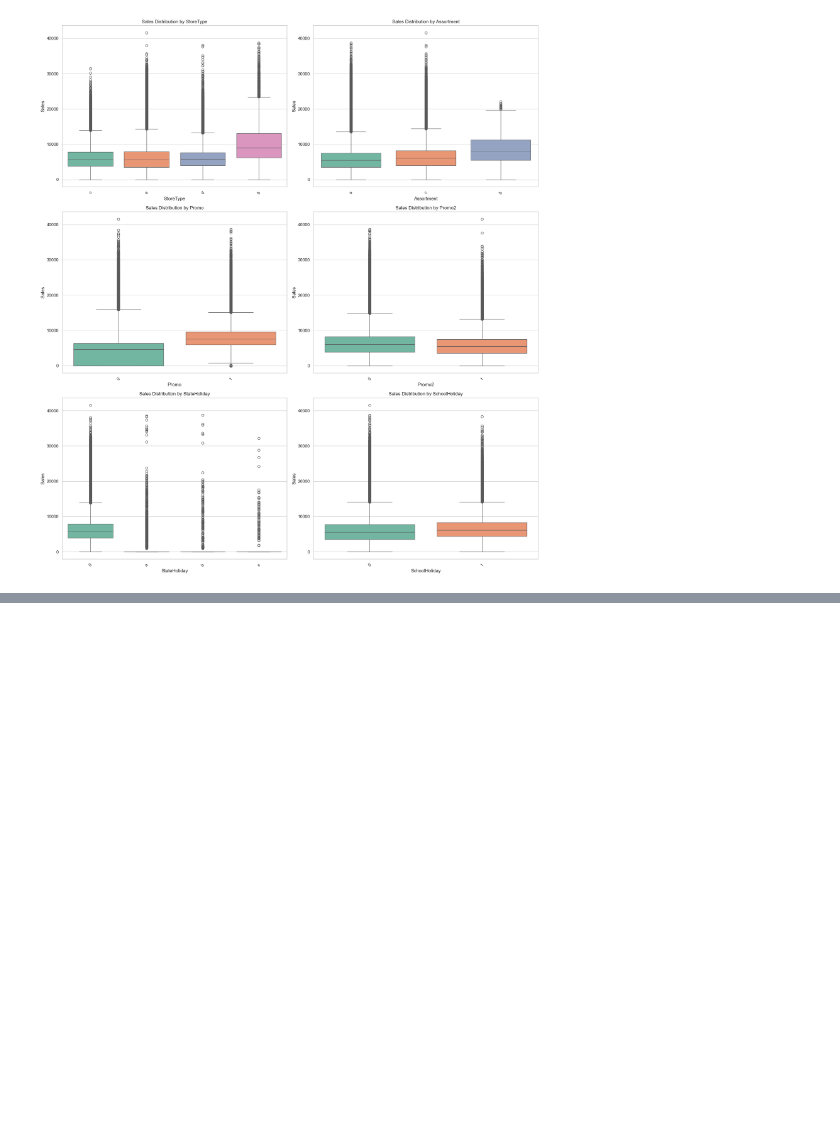
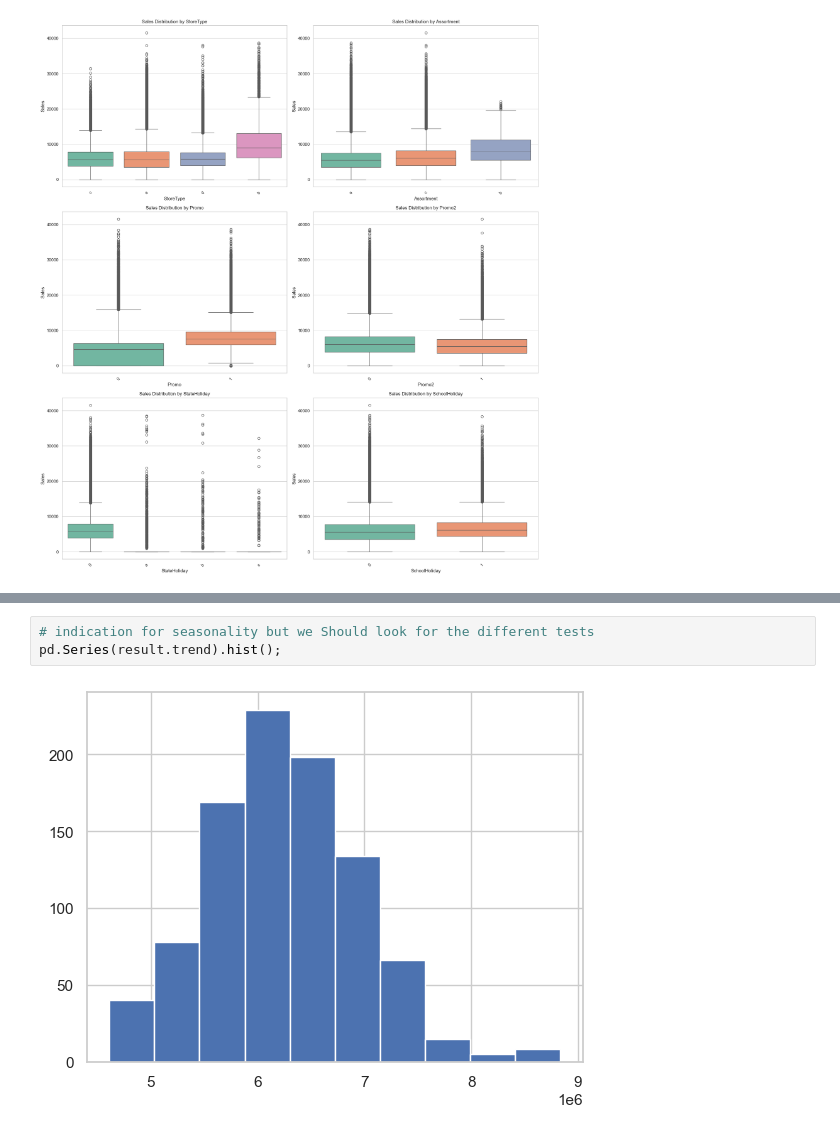
Before and after one commit to ali2yman/Rossman-Store---Time-Series-Analysis-Project, a Jupyter notebook: code.ipynb, the cells around one changed output, grey strips where cells are left out. Drawn from its saved outputs; the diff is of its cells as text; blank space fills up the shorter version.

```diff
--- a/code.ipynb
+++ b/code.ipynb
@@ -336,0 +449,5 @@ plt.show()
+# %%
+# indication for seasonality but we Should look for the different tests
+pd.Series(result.trend).hist();
+# %% [output]
+[figure, added]
```
Also changed, not shown: parts of 16 cells of this notebook.
